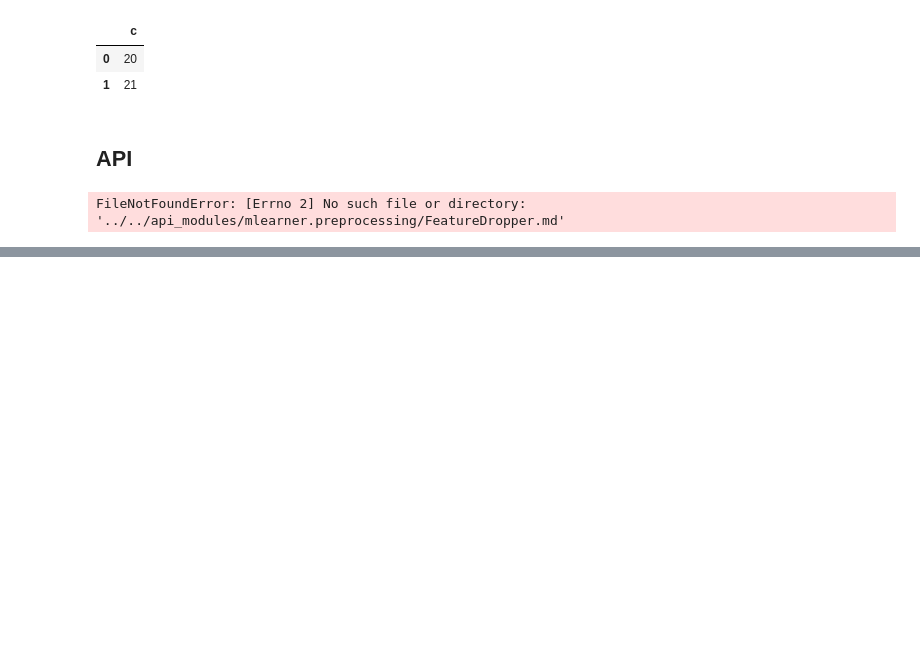
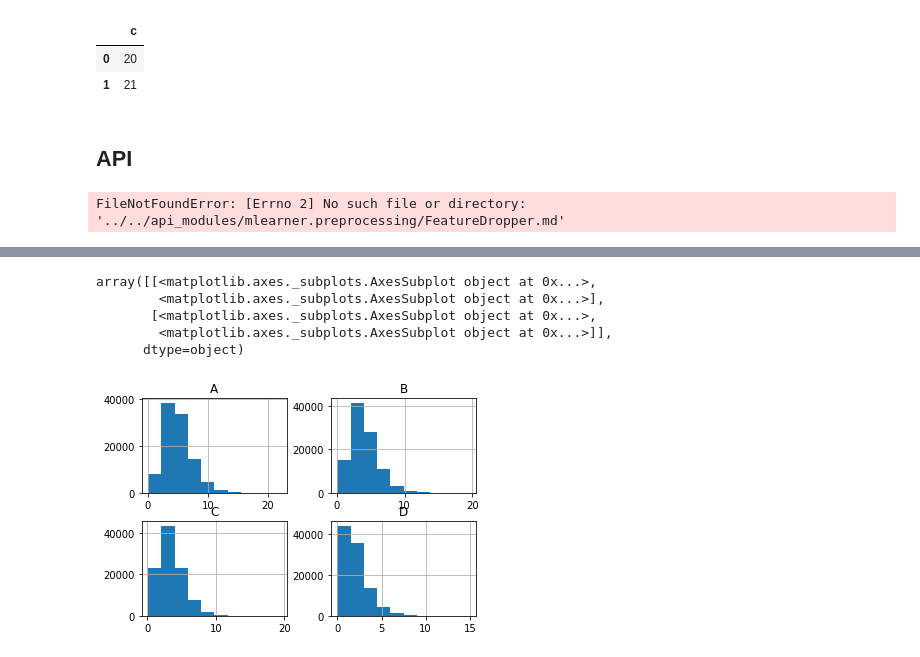
Before and after one commit to jaisenbe58r/MLearner, a Jupyter notebook: mlearner/preprocessing/FeatureDroper.ipynb, the cells around one changed output, grey strips where cells are left out. Cells and saved outputs as stored; diff of their text form; code cells hidden in the pictures; blank space fills up the shorter version.

```diff
--- a/mlearner/preprocessing/FeatureDroper.ipynb
+++ b/mlearner/preprocessing/FeatureDroper.ipynb
@@ -229,0 +78,10 @@ ft1.transform(data)
+# %%
+data2 = pd.DataFrame(
+		{
+			'A' : stats.gamma(5).rvs(n),
+			'B' : stats.gamma(4).rvs(n),
+			'C' : stats.gamma(3.5).rvs(n),
+            'D' : stats.gamma(2).rvs(n)
+		}
+	)
+data3 = data2.copy()
@@ -229,0 +98,9 @@ ft1.transform(data)
+# %%
+data3.hist()
+# %% [output]
+array([[<matplotlib.axes._subplots.AxesSubplot object at 0x...>,
+        <matplotlib.axes._subplots.AxesSubplot object at 0x...>],
+       [<matplotlib.axes._subplots.AxesSubplot object at 0x...>,
+        <matplotlib.axes._subplots.AxesSubplot object at 0x...>]],
+      dtype=object)
+[figure, added]
```
Also changed, not shown: parts of 36 cells of this notebook, 13 other files.
